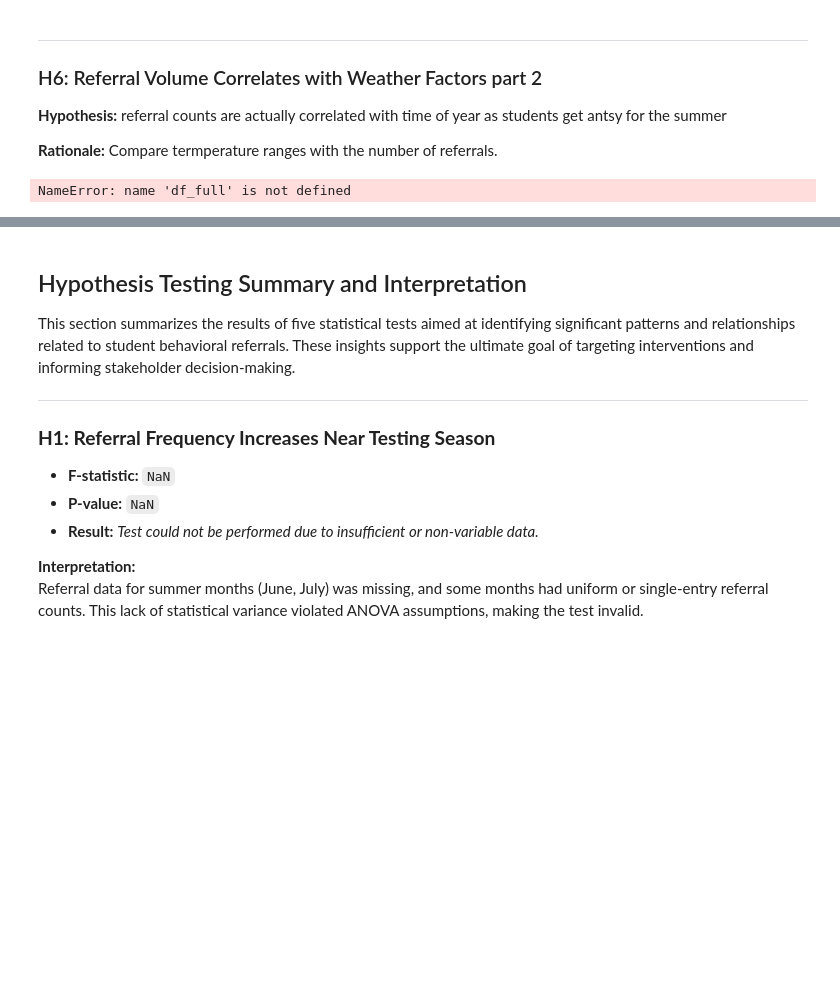
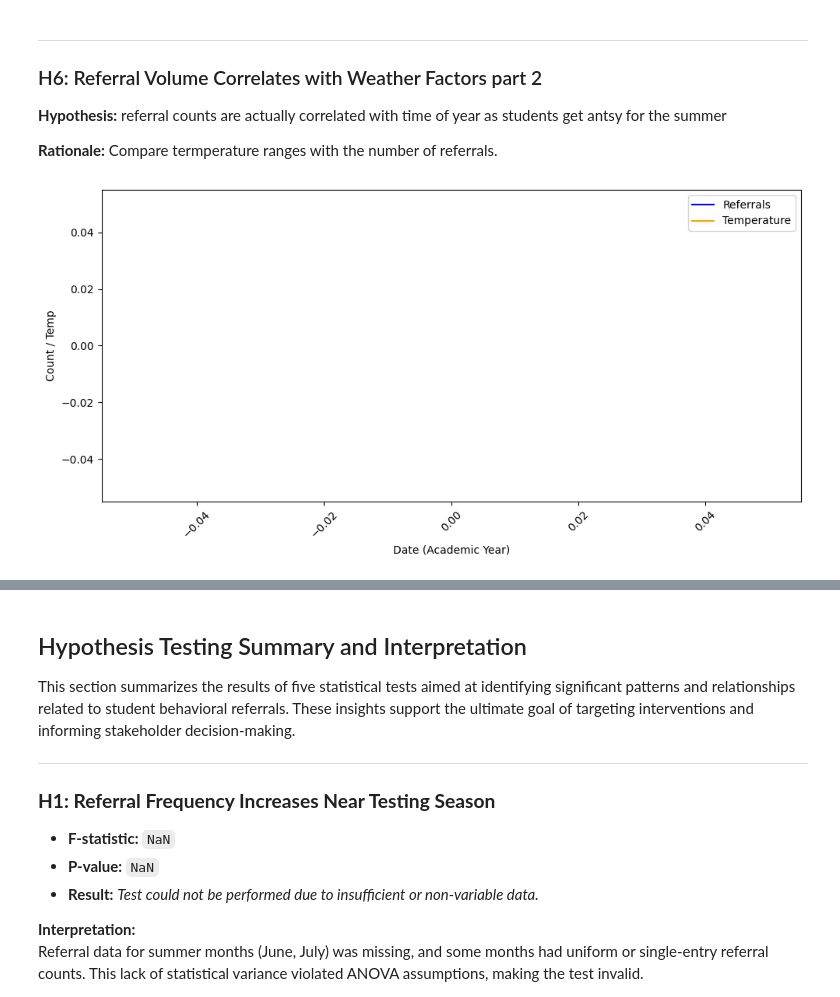
Before and after one commit to TDRobertson/student-referral-predictor, a Jupyter notebook: Behavioral_Disruptions_EDA.ipynb, the cells around one changed output, grey strips where cells are left out. Drawn from its saved outputs; the diff is of its cells as text; code cells hidden in the pictures; blank space fills up the shorter version.

```diff
--- a/Behavioral_Disruptions_EDA.ipynb
+++ b/Behavioral_Disruptions_EDA.ipynb
@@ -598,35 +598,35 @@ daily_ref = (
     disciplinary_referral_all
     .groupby('Date of Incident')
     .size()
     .reset_index(name='referral_count')
 )
 
 # 2. Merge with daily temperature
 #    (assumes weather_df has one row per day; if it’s more granular,
 #     you may want to aggregate it first)
 daily_weather = pd.merge(
     daily_ref,
     weather_df[['datetime', 'temp']],
     left_on='Date of Incident',
     right_on='datetime',
     how='inner'
 ).sort_values('Date of Incident')
 
 start = '2024-08-01'
 end   = '2025-07-31'
-df_acad = df_full.loc[start:end]
+df_acad = merged_df.loc[start:end]
 
 fig, ax = plt.subplots(figsize=(10,5))
 ax.plot(df_acad.index, df_acad['referral_count'], label='Referrals', color='blue')
 ax.plot(df_acad.index, df_acad['temp'],           label='Temperature', color='orange')
 ax.set_xlabel('Date (Academic Year)')
 ax.set_ylabel('Count / Temp')
 ax.legend()
 plt.xticks(rotation=45)
 plt.tight_layout()
 plt.show()
 # %% [output]
-NameError: name 'df_full' is not defined
+[figure, added]
 # %%
 import numpy as np
 import matplotlib.pyplot as plt
```
Also changed, not shown: parts of 10 cells of this notebook.
